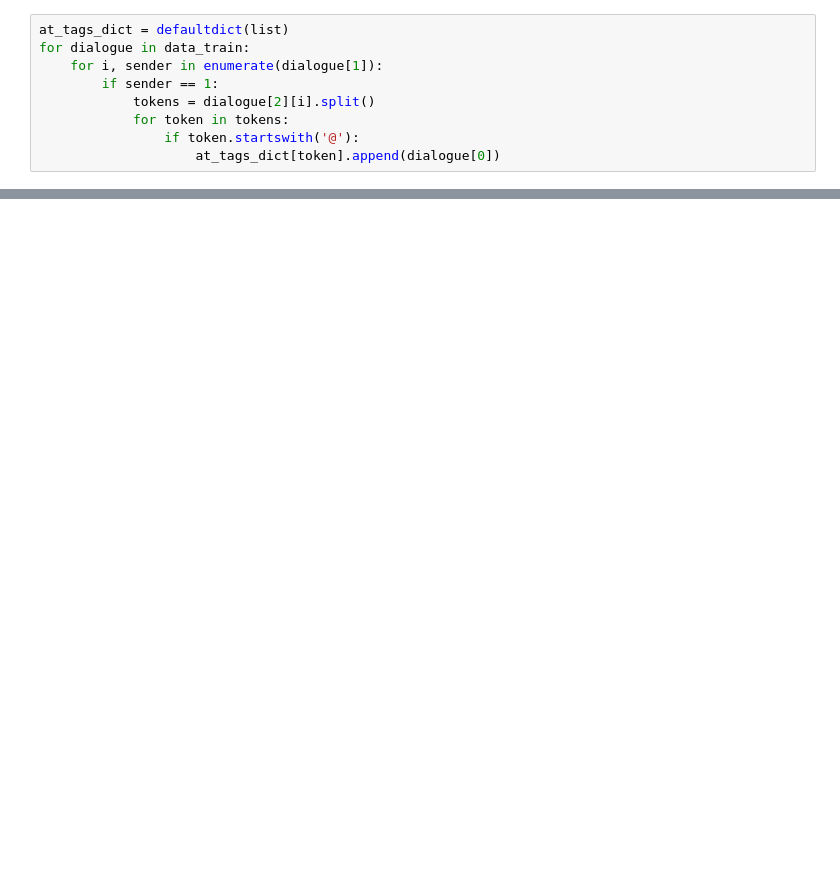
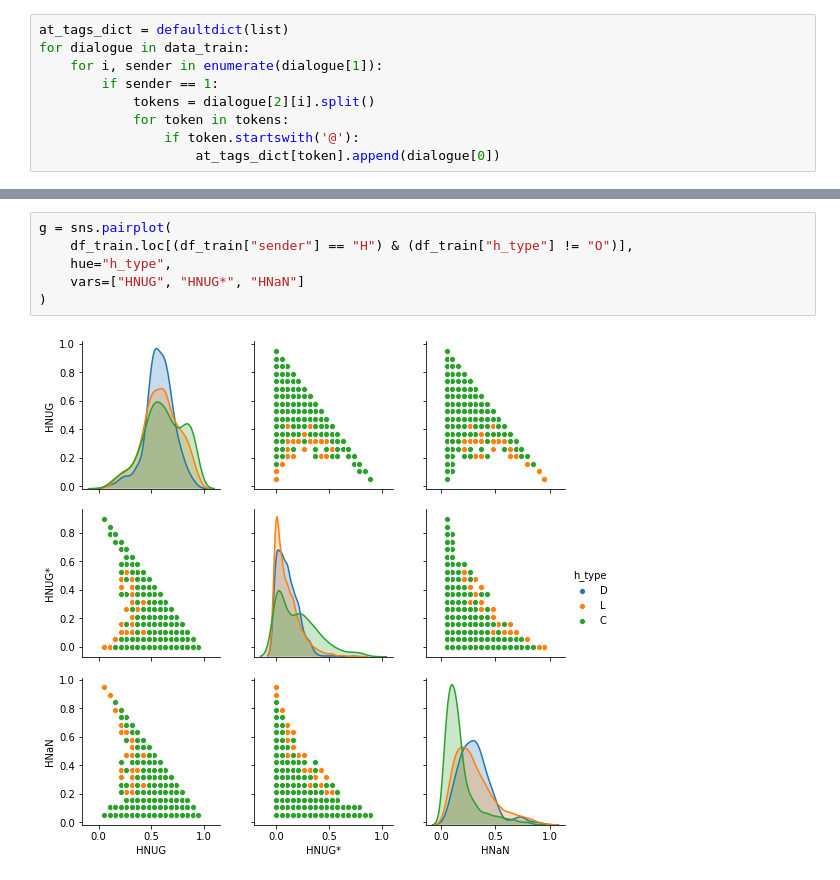
Before and after one commit to OscarWang114/stc3-baseline, a Jupyter notebook: analysis.ipynb, the cells around one changed output, grey strips where cells are left out. Saved outputs shown, nothing was run; the diff lists cells and outputs as text; blank space fills up the shorter version.

```diff
--- a/analysis.ipynb
+++ b/analysis.ipynb
@@ -94,0 +213,8 @@ def data_to_df(data, is_train):
+# %%
+g = sns.pairplot(
+    df_train.loc[(df_train["sender"] == "H") & (df_train["h_type"] != "O")],
+    hue="h_type",
+    vars=["HNUG", "HNUG*", "HNaN"]
+)
+# %% [output]
+[figure, added]
```
Also changed, not shown: parts of 16 cells of this notebook.
